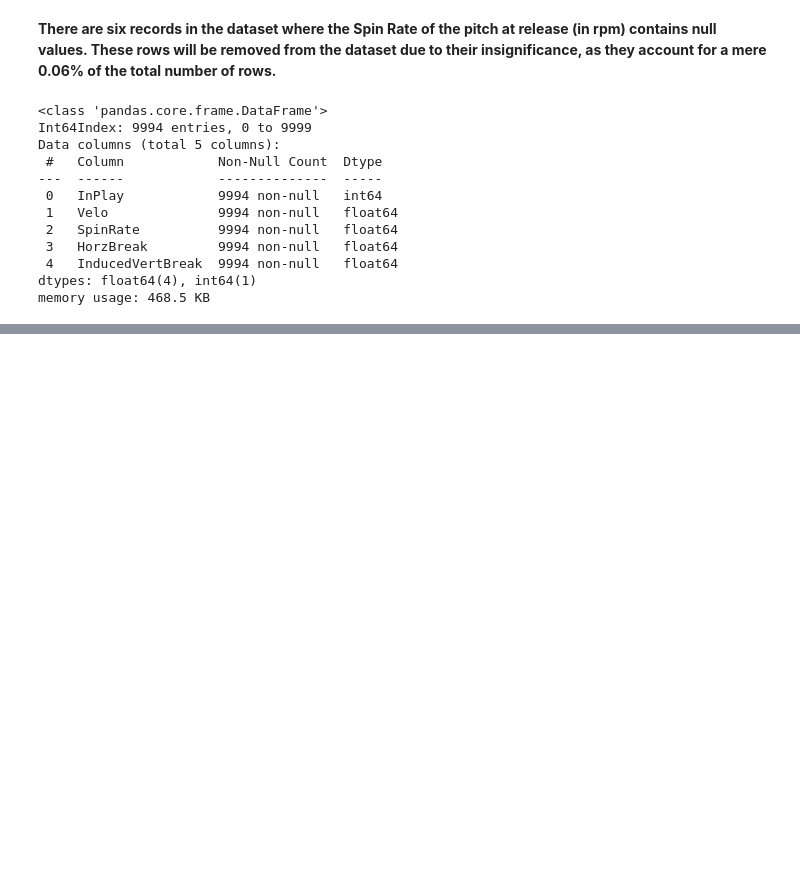
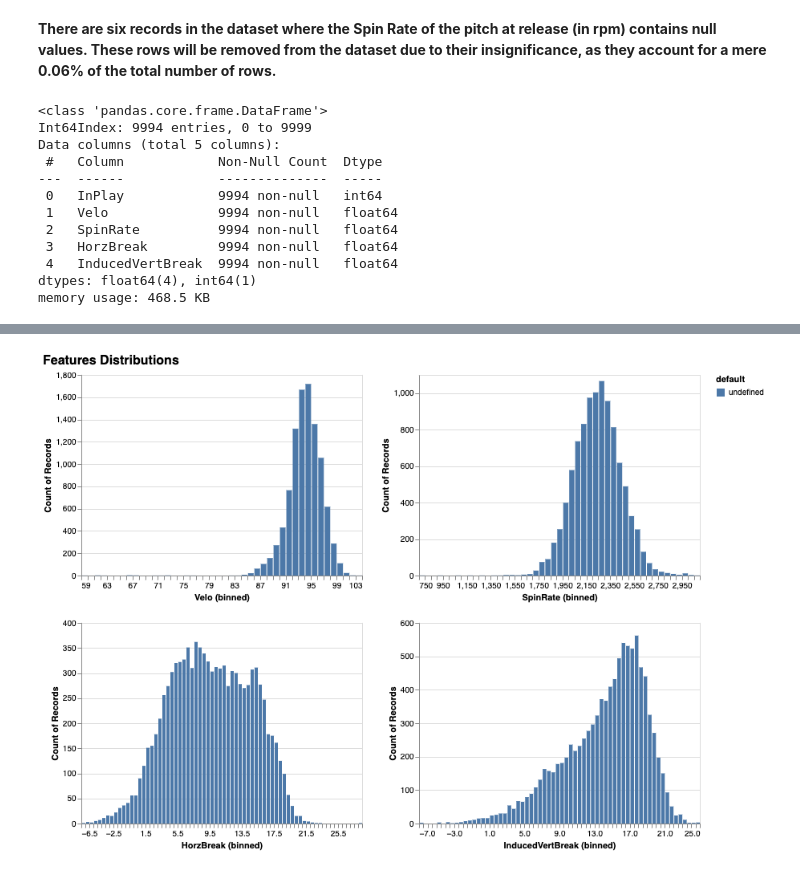
Before and after one commit to AguilarRaul/InPlay, a Jupyter notebook: InPlay.ipynb, the cells around one changed output, grey strips where cells are left out. Saved outputs shown, nothing was run; the diff lists cells and outputs as text; code cells hidden in the pictures; blank space fills up the shorter version.

```diff
--- a/InPlay.ipynb
+++ b/InPlay.ipynb
@@ -88,0 +101,20 @@ count_dist
+# %%
+# Feature distributions plot
+num_titles = (
+    train_df.drop(columns=["InPlay"])
+    .columns.to_list()
+)
+
+alt.Chart(train_df).mark_bar().encode(
+    alt.X(alt.repeat(), type="quantitative", bin=alt.Bin(maxbins=70)),
+    y="count()",
+    color="default:N",
+).properties(width=350, height=250).repeat(
+    num_titles, columns=2
+).properties(
+    title="Features Distributions"
+).configure_title(
+    fontSize=16
+)
+# %% [output]
+[figure, added]
```
Also changed, not shown: parts of 32 cells of this notebook, 1 other file.
